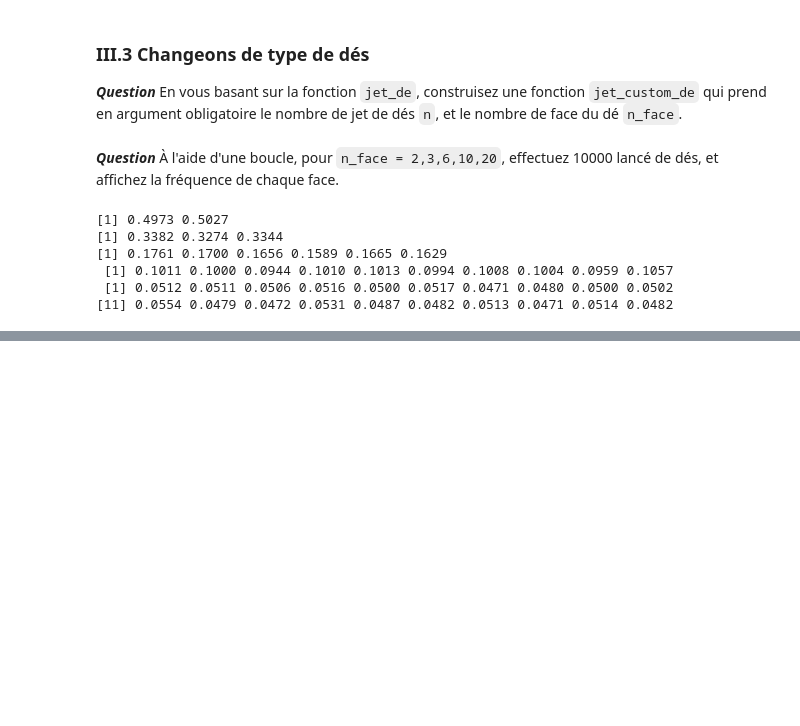
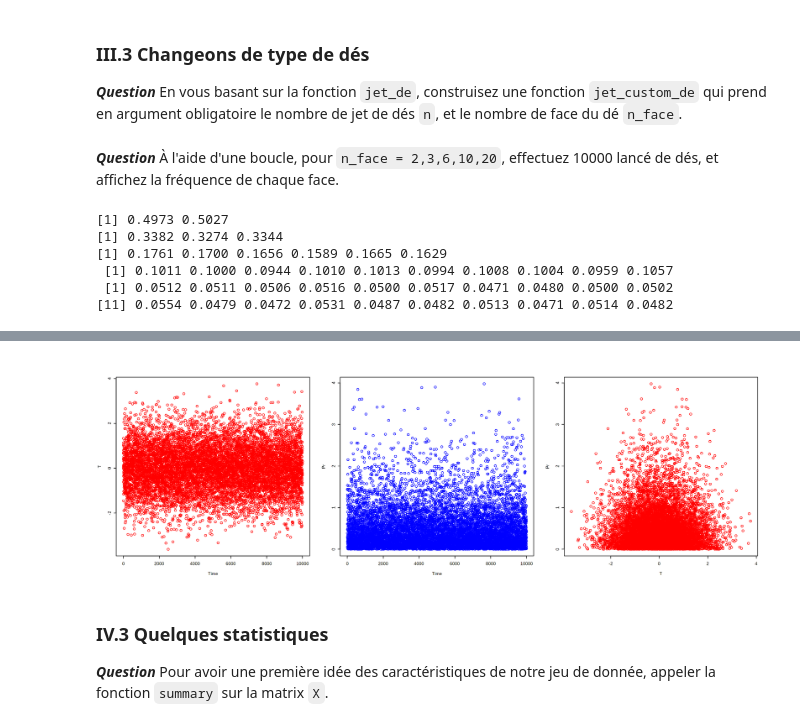
Before and after one commit to yrobink/enseignements, a Jupyter notebook: ENM/IENM1/Stats/TP1_introduction_R.ipynb, the cells around one changed output, grey strips where cells are left out. Drawn from its saved outputs; the diff is of its cells as text; code cells hidden in the pictures; blank space fills up the shorter version.

```diff
--- a/ENM/IENM1/Stats/TP1_introduction_R.ipynb
+++ b/ENM/IENM1/Stats/TP1_introduction_R.ipynb
@@ -543,0 +588,22 @@ X = generate_perfect_climate_data(10000)
+# %%
+####################################
+## Écrire votre réponse entre ici...
+
+## Ce bout de code est spécifique à jupyter, il permet de controler la taille en "pixel" de la sortie graphique
+nrow = 1 ## Nombre de lignes de sous-graphique
+ncol = 3 ## Nombre de colonnes de sous-graphique
+base::options( repr.plot.width = 6 * ncol , repr.plot.height = 6 * nrow )
+
+graphics::par( mfrow = base::c(nrow,ncol) ) ## On construit un graphique découpé en 3 sous fenêtre cote à cote
+
+graphics::plot( X[,1] , col = "red"  , xlab = "Time" , ylab = "T"  )
+graphics::plot( X[,2] , col = "blue" , xlab = "Time" , ylab = "Pr" )
+graphics::plot( X[,1] , X[,2] , col = "red" , xlab = "T" , ylab = "Pr" )
+
+## ... et la
+####################################
+# %% [output]
+[figure, added]
+# %% [markdown]
+### IV.3 Quelques statistiques
+***Question*** Pour avoir une première idée des caractéristiques de notre jeu de donnée, appeler la fonction `summary` sur la matrix `X`.
```
Also changed, not shown: parts of 31 cells of this notebook.
